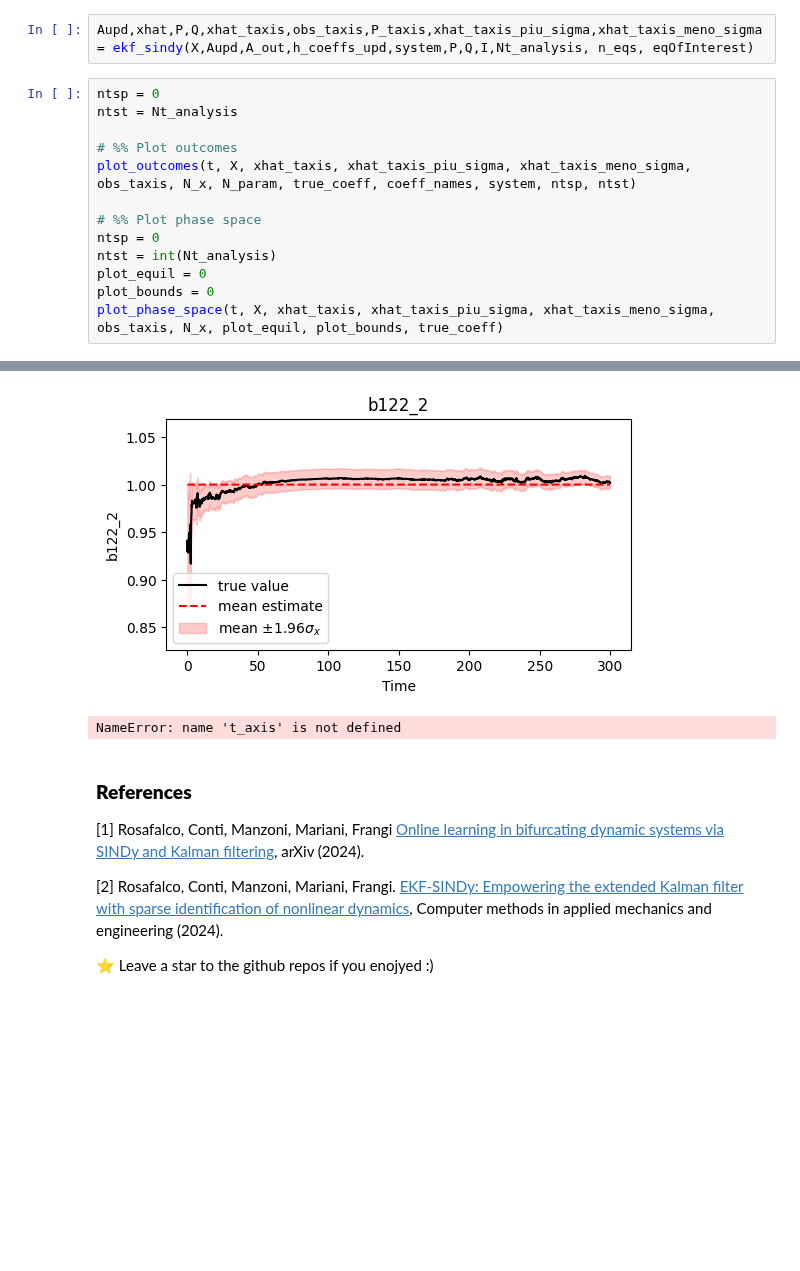
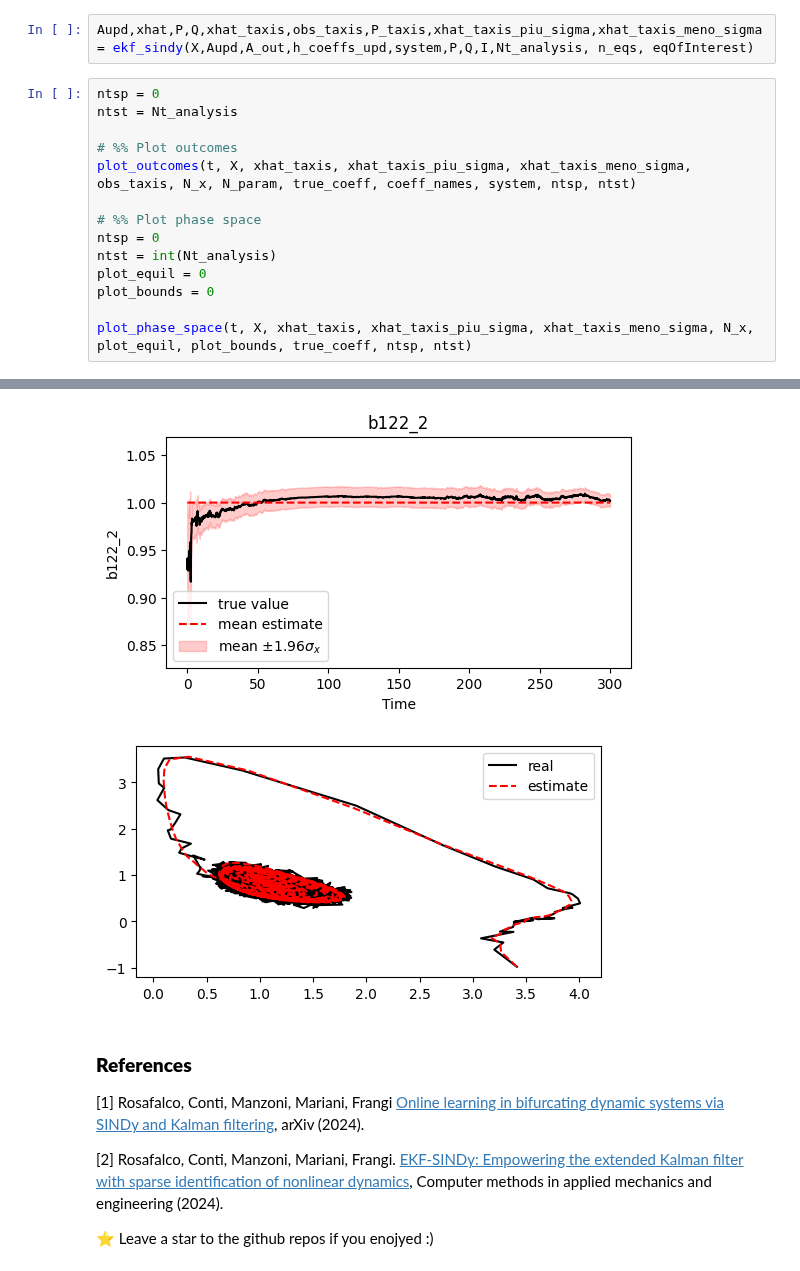
Before and after one commit to ContiPaolo/EKF-SINDy, a Jupyter notebook: SelkovModel_OnlineLearning.ipynb, the cells around one changed output, grey strips where cells are left out. Cells and saved outputs as stored; diff of their text form; blank space fills up the shorter version.

```diff
--- a/SelkovModel_OnlineLearning.ipynb
+++ b/SelkovModel_OnlineLearning.ipynb
@@ -441,27 +441,28 @@ Aupd,xhat,P,Q,xhat_taxis,obs_taxis,P_taxis,xhat_taxis_piu_sigma,xhat_taxis_meno_
 # %%
 ntsp = 0
 ntst = Nt_analysis
 
 # %% Plot outcomes
 plot_outcomes(t, X, xhat_taxis, xhat_taxis_piu_sigma, xhat_taxis_meno_sigma, obs_taxis, N_x, N_param, true_coeff, coeff_names, system, ntsp, ntst)
 
 # %% Plot phase space
 ntsp = 0
 ntst = int(Nt_analysis)
 plot_equil = 0
 plot_bounds = 0
-plot_phase_space(t, X, xhat_taxis, xhat_taxis_piu_sigma, xhat_taxis_meno_sigma, obs_taxis, N_x, plot_equil, plot_bounds, true_coeff)
+
+plot_phase_space(t, X, xhat_taxis, xhat_taxis_piu_sigma, xhat_taxis_meno_sigma, N_x, plot_equil, plot_bounds, true_coeff, ntsp, ntst)
 # %% [output]
 [figure]
 [figure]
 [figure]
 [figure]
 [figure]
 [figure]
 [figure]
 [figure]
 [figure]
-NameError: name 't_axis' is not defined
+[figure, added]
 # %% [markdown]
 ### **References**
 
```
Also changed, not shown: parts of 1 cell of this notebook.
